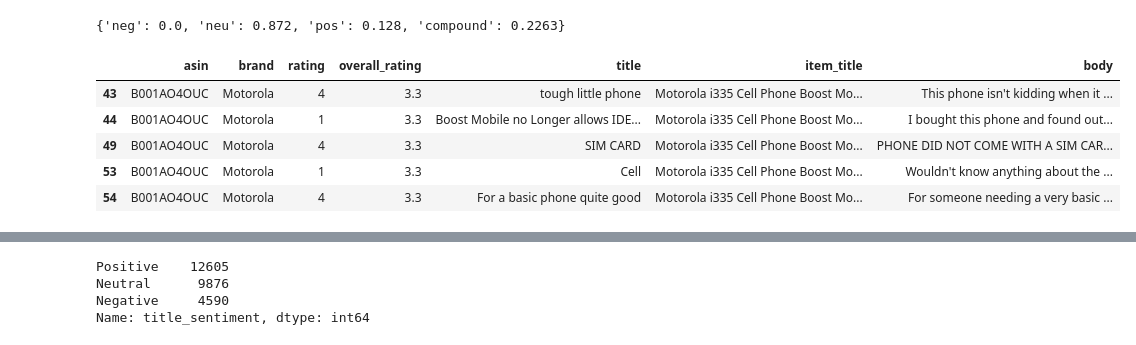
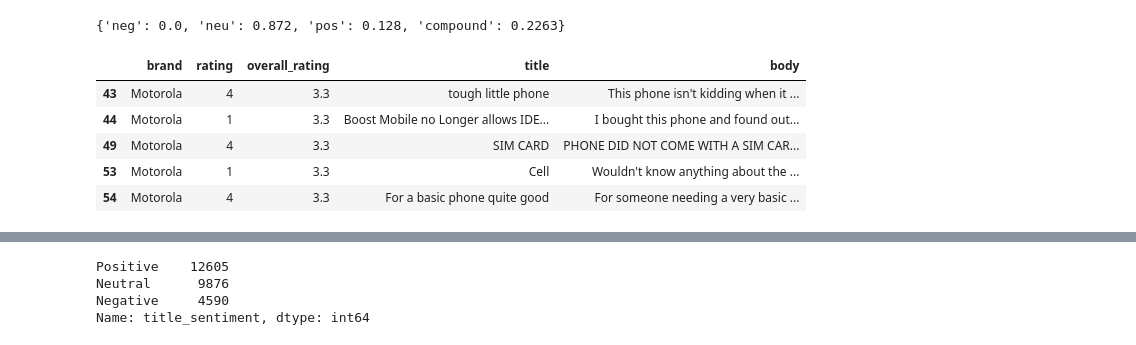
Before and after one commit to NidhiiK/Sentiment-Analysis-Project, a Jupyter notebook: Sentiment Analysis - Amazon Cell Phone Review.ipynb, the cells around one changed output, grey strips where cells are left out. Drawn from its saved outputs; the diff is of its cells as text; code cells hidden in the pictures.

```diff
--- a/Sentiment Analysis - Amazon Cell Phone Review.ipynb
+++ b/Sentiment Analysis - Amazon Cell Phone Review.ipynb
@@ -695,15 +743,15 @@ sid.polarity_scores(df['body'].iloc[11])
 {'neg': 0.0, 'neu': 0.872, 'pos': 0.128, 'compound': 0.2263}
 # %%
 dfs = df.copy()
-dfs = dfs[['asin', 'brand', 'rating','overall_rating','title', 'item_title', 'body']]
+dfs = dfs[['brand', 'rating','overall_rating','title','body']]
 dfs.head()
 # %% [output]
-|  | asin | brand | rating | overall_rating | title | item_title | body |
-| 43 | B001AO4OUC | Motorola | 4 | 3.3 | tough little phone | Motorola i335 Cell Phone Boost Mo... | This phone isn't kidding when it ... |
-| 44 | B001AO4OUC | Motorola | 1 | 3.3 | Boost Mobile no Longer allows IDE... | Motorola i335 Cell Phone Boost Mo... | I bought this phone and found out... |
-| 49 | B001AO4OUC | Motorola | 4 | 3.3 | SIM CARD | Motorola i335 Cell Phone Boost Mo... | PHONE DID NOT COME WITH A SIM CAR... |
-| 53 | B001AO4OUC | Motorola | 1 | 3.3 | Cell | Motorola i335 Cell Phone Boost Mo... | Wouldn't know anything about the ... |
-| 54 | B001AO4OUC | Motorola | 4 | 3.3 | For a basic phone quite good | Motorola i335 Cell Phone Boost Mo... | For someone needing a very basic ... |
+|  | brand | rating | overall_rating | title | body |
+| 43 | Motorola | 4 | 3.3 | tough little phone | This phone isn't kidding when it ... |
+| 44 | Motorola | 1 | 3.3 | Boost Mobile no Longer allows IDE... | I bought this phone and found out... |
+| 49 | Motorola | 4 | 3.3 | SIM CARD | PHONE DID NOT COME WITH A SIM CAR... |
+| 53 | Motorola | 1 | 3.3 | Cell | Wouldn't know anything about the ... |
+| 54 | Motorola | 4 | 3.3 | For a basic phone quite good | For someone needing a very basic ... |
 # %%
 def review_cleaning(text):
 
```
Also changed, not shown: parts of 91 cells of this notebook.
